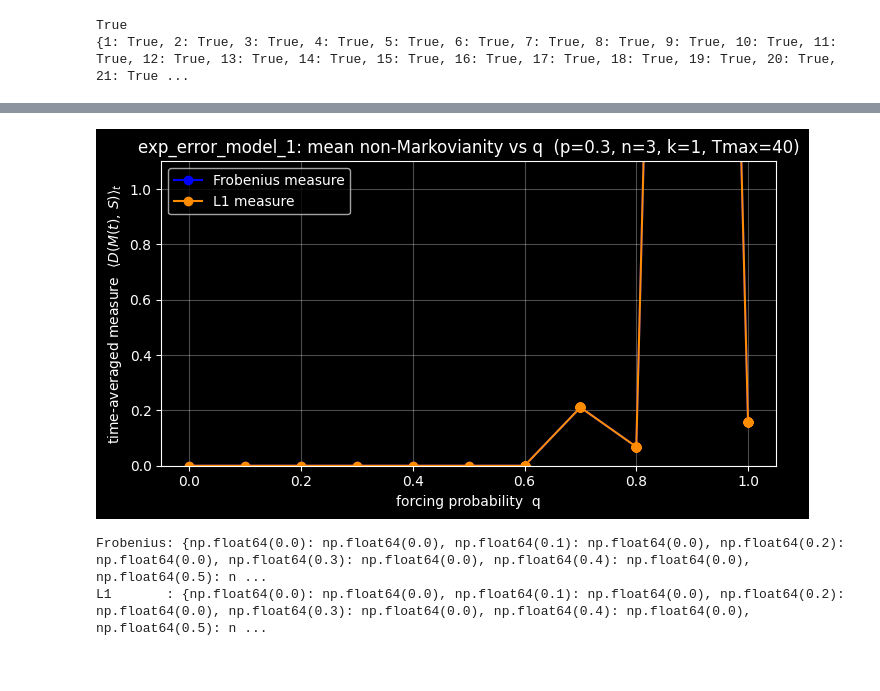
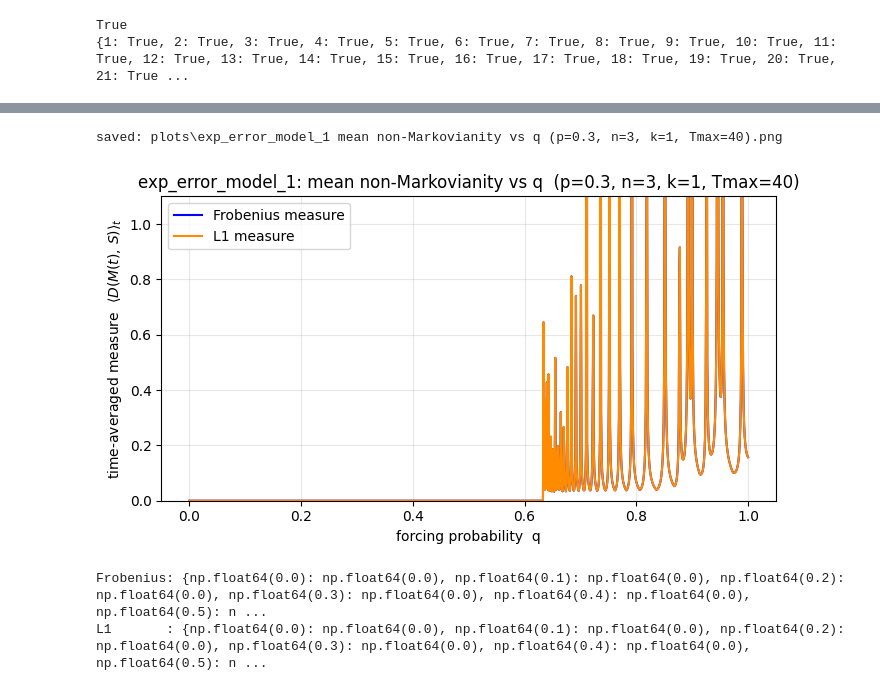
Before and after one commit to YommoY-official/MPQMasters, a Jupyter notebook: non_markovian_measure/non_markovian_measure.ipynb, the cells around one changed output, grey strips where cells are left out. Drawn from its saved outputs; the diff is of its cells as text; code cells hidden in the pictures.

Commit message:
updated some plots

```diff
--- a/non_markovian_measure/non_markovian_measure.ipynb
+++ b/non_markovian_measure/non_markovian_measure.ipynb
@@ -562,52 +562,66 @@ divisible (Markovian) over all steps: False
 non-divisible steps: [16, 17, 18, 19, 20, 36, 37, 38, 39, 55, 56, 57, 58, 59, 75, 76, 77, 78, 94, 95, 96, 97, 98]
 # %%
 # ---- exp_error_model_1: time-averaged non-Markovianity measure vs q ----
-# For each q in 0.0 .. 1.0 (step 0.1), build the channel, compute the per-step
-# measure D(M(t), S) for t = 1..Tmax, then time-average = sum over t / Tmax.
+# Coarse 0.1 grid on [0.0, 0.5], then a fine 0.001 grid on [0.6, 1.0] so the
+# behaviour near q -> 1 is resolved.  (Do NOT np.round(qs, 1): that collapses the
+# fine grid back onto the 0.1 grid and was the bug in the previous version.)
+import os, re
 from error_models import perfect_physical_error, make_exp_error_model_1
 from measures import stochastic_distance, l1_stochastic_distance
 
 p    = 0.3      # i.i.d. bit-flip fallback rate
 Tmax = 40
-qs   = np.round(np.concatenate([np.arange(0.0, 0.6 + 1e-9, 0.1), np.arange(0.6,1.0+1e-9, 0.001)]), 1)
+qs   = np.concatenate([np.arange(0.0, 0.6, 0.1),            # coarse 0.0 .. 0.5
+                       np.arange(0.6, 1.0 + 1e-9, 0.001)])  # fine   0.6 .. 1.0
 
 code_exp = ClassicalCode(np.array([[1, 1, 0],
                                     [0, 1, 1]]))        # swap in any code here
 
 mean_frob, mean_l1 = [], []
 for q in qs:
     channel = LogicalChannel(code_exp, Tmax, p,
                              p_error=perfect_physical_error,
                              syndrome_kernel2=make_exp_error_model_1(code_exp, q, p))
     A = [channel.stochastic_matrix(t) for t in range(Tmax + 1)]
     vf, vl = [], []
     for t in range(1, Tmax + 1):
         try:
             M = A[t] @ np.linalg.inv(A[t - 1])
         except np.linalg.LinAlgError:
             vf.append(np.nan); vl.append(np.nan)        # singular step
         else:
             vf.append(stochastic_distance(M))
             vl.append(l1_stochastic_distance(M))
     mean_frob.append(np.nansum(vf) / Tmax)              # sum of measures / total steps
     mean_l1.append(np.nansum(vl) / Tmax)
 
+title = (f'exp_error_model_1: mean non-Markovianity vs q  '
+         f'(p={p}, n={code_exp.n}, k={code_exp.k}, Tmax={Tmax})')
+
 plt.figure(figsize=(7, 4))
-plt.plot(qs, mean_frob, marker='o', color='blue',       label='Frobenius measure')
-plt.plot(qs, mean_l1,   marker='o', color='darkorange', label='L1 measure')
+plt.plot(qs, mean_frob, color='blue',       label='Frobenius measure')
+plt.plot(qs, mean_l1,   color='darkorange', label='L1 measure')
 plt.xlabel('forcing probability  q')
 plt.ylabel(r'time-averaged measure  $\langle D(M(t),\,S)\rangle_t$')
-plt.title(f'exp_error_model_1: mean non-Markovianity vs q  '
-          f'(p={p}, n={code_exp.n}, k={code_exp.k}, Tmax={Tmax})')
-plt.ylim(0,1.1)
+plt.title(title)
+plt.ylim(0, 1.1)
 plt.legend()
 plt.grid(alpha=0.3)
 plt.tight_layout()
+
+# save to plots/ with a filename derived from the title (strip Windows-illegal chars)
+os.makedirs('plots', exist_ok=True)
+fname = re.sub(r'[<>:"/\|?*]', '', title).strip()
+fname = re.sub(r'\s+', ' ', fname) + '.png'
+plt.savefig(os.path.join('plots', fname), dpi=150, bbox_inches='tight')
+print('saved:', os.path.join('plots', fname))
+
 plt.show()
 
-print('Frobenius:', dict(zip(qs, np.round(mean_frob, 6))))
-print('L1       :', dict(zip(qs, np.round(mean_l1, 6))))
+print('Frobenius:', dict(zip(np.round(qs, 3), np.round(mean_frob, 6))))
+print('L1       :', dict(zip(np.round(qs, 3), np.round(mean_l1, 6))))
 # %% [output]
+saved: plots\exp_error_model_1 mean non-Markovianity vs q (p=0.3, n=3, k=1, Tmax=40).png
-[figure, old version]
+[figure, new version]
-Frobenius: {np.float64(0.0): np.float64(0.0), np.float64(0.1): np.float64(0.0), np.float64(0.2): np.float64(0.0), np.float64(0.3): np.float64(0.0), np.float64(0.4): np.float64(0.0), np.float64(0.5): n ...
-L1       : {np.float64(0.0): np.float64(0.0), np.float64(0.1): np.float64(0.0), np.float64(0.2): np.float64(0.0), np.float64(0.3): np.float64(0.0), np.float64(0.4): np.float64(0.0), np.float64(0.5): n ...
+Frobenius: {np.float64(0.0): np.float64(0.0), np.float64(0.1): np.float64(0.0), np.float64(0.2): np.float64(0.0), np.float64(0.3): np.float64(0.0), np.float64(0.4): np.float64(0.0), np.float64(0.5): n ...
+L1       : {np.float64(0.0): np.float64(0.0), np.float64(0.1): np.float64(0.0), np.float64(0.2): np.float64(0.0), np.float64(0.3): np.float64(0.0), np.float64(0.4): np.float64(0.0), np.float64(0.5): n ...
```
Also changed, not shown: parts of 14 cells of this notebook.
